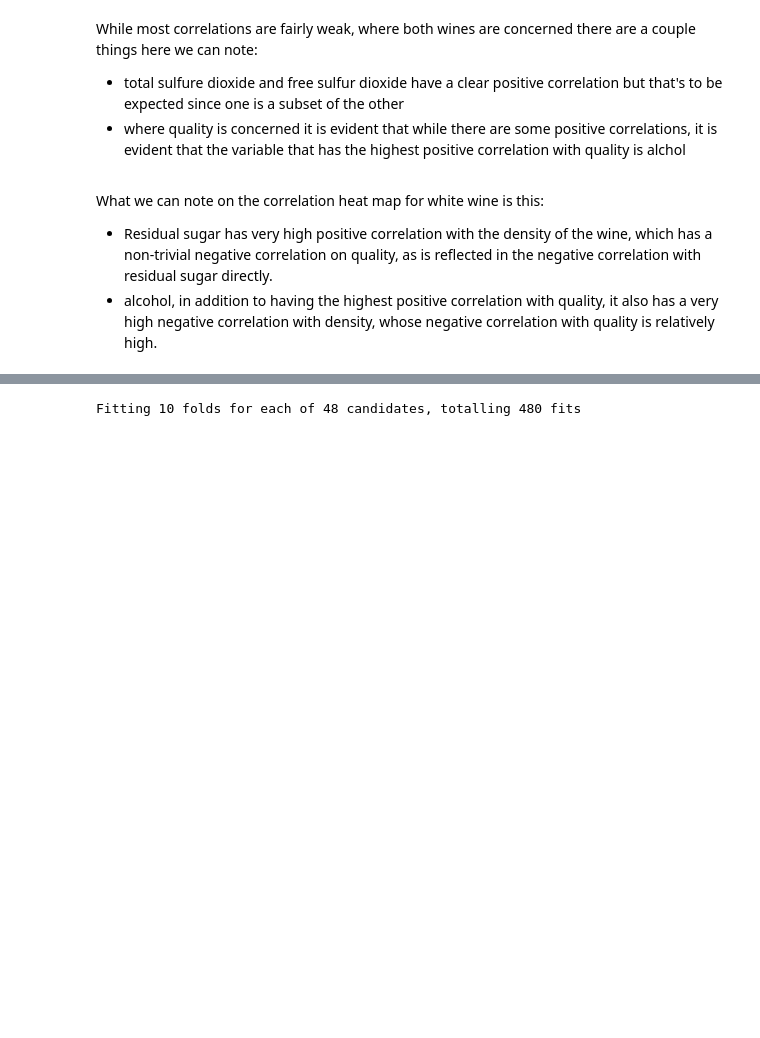
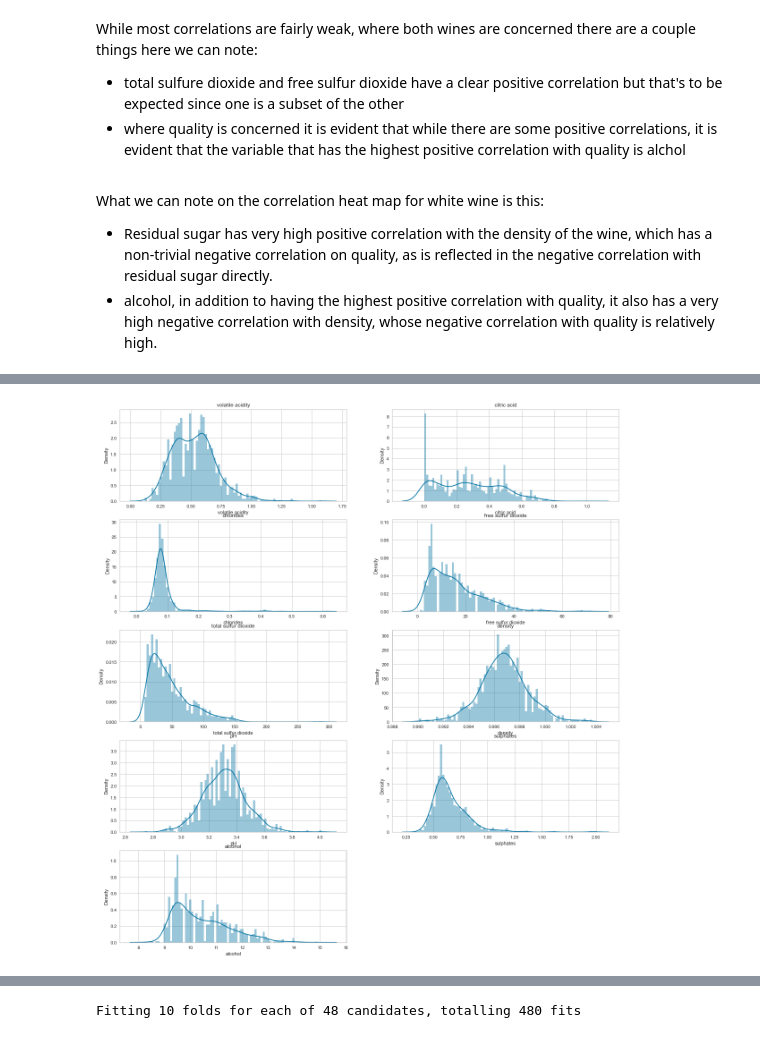
Before and after one commit to AntonMayboeck/AnalysisWine, a Jupyter notebook: wineclassification.py.ipynb, the cells around one changed output, grey strips where cells are left out. Drawn from its saved outputs; the diff is of its cells as text; code cells hidden in the pictures; blank space fills up the shorter version.

```diff
--- a/wineclassification.py.ipynb
+++ b/wineclassification.py.ipynb
@@ -116,0 +175,12 @@ X_red = red_wine.drop('quality', axis=1)
+# %%
+# Red wine
+cols = X_red.columns
+
+fig = plt.figure(figsize=(20,90))
+
+for i in range(1, len(cols)):
+    ax = fig.add_subplot(20, 2, i)
+    g = sns.distplot(X_red[cols[i]], bins=80)
+    plt.title(cols[i])
+# %% [output]
+[figure, added]
```
Also changed, not shown: parts of 41 cells of this notebook, 1 other file.
